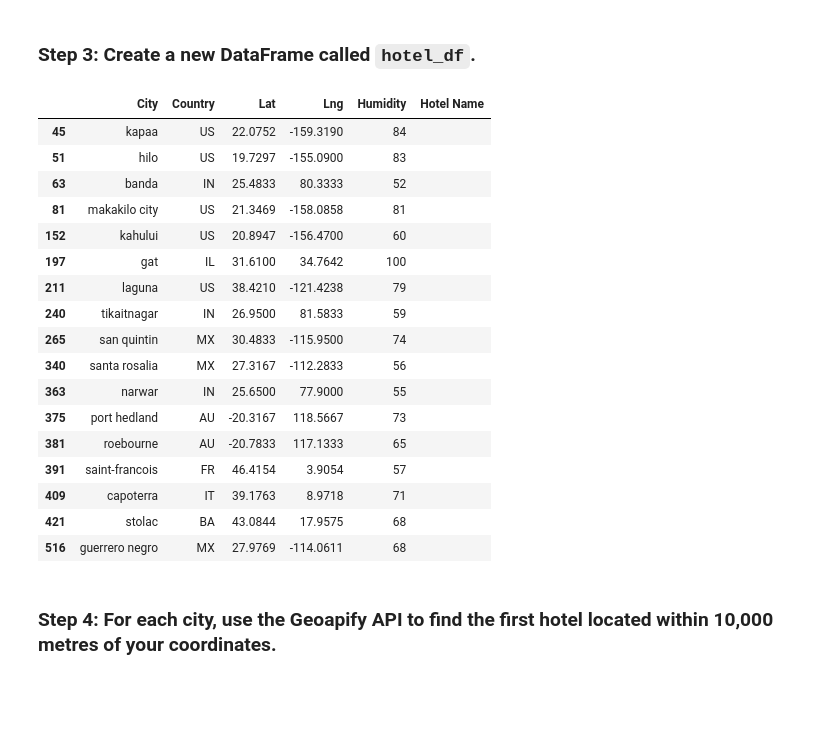
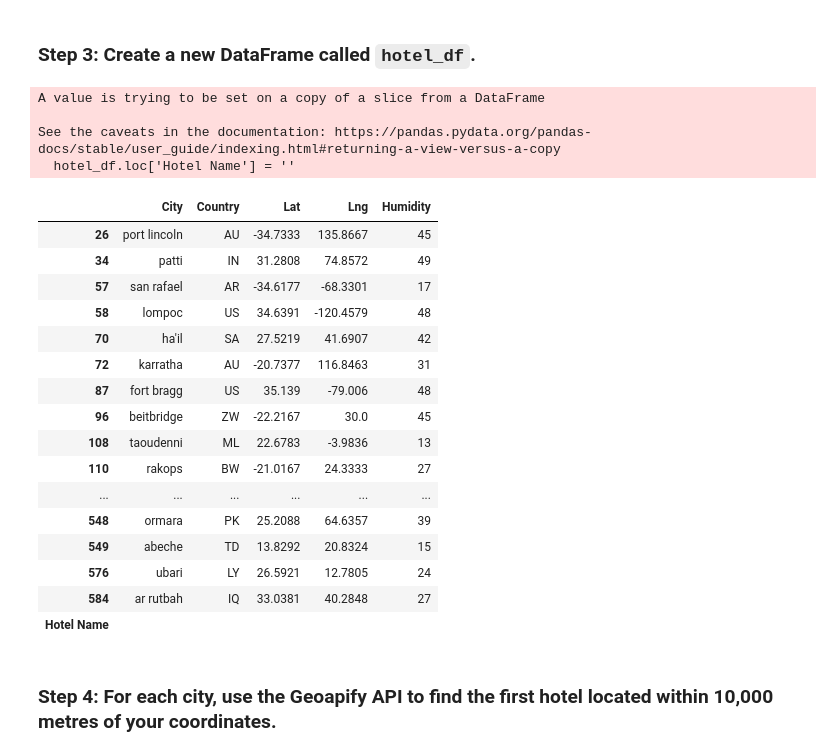
Before and after one commit to RaeAnnG/python-api-challenge, a Jupyter notebook: starter_code/VacationPyRG.ipynb, the cells around one changed output. Saved outputs shown, nothing was run; the diff lists cells and outputs as text; code cells hidden in the pictures; blank space fills up the shorter version.

```diff
--- a/starter_code/VacationPyRG.ipynb
+++ b/starter_code/VacationPyRG.ipynb
@@ -55,12 +58,13 @@ map_plot
 ### Step 2: Narrow down the `city_data_df` DataFrame to find your ideal weather condition
 # %%
 # Narrow down cities that fit criteria and drop any results with null values
-# YOUR CODE HERE
+city_ideal = city_data_df.loc[(city_data_df["Max Temp"]>=20) & (city_data_df["Max Temp"]<=30) \
+                              & (city_data_df["Humidity"]<=50) & (city_data_df["Cloudiness"]<=26)]
 
 # Drop any rows with null values
-# YOUR CODE HERE
+city_clean = city_ideal.dropna()
 
 # Display sample data
-# YOUR CODE HERE
+city_clean
 # %% [output]
 |  | City_ID | City | Lat | Lng | Max Temp | Humidity | Cloudiness | Wind Speed | Country | Date |
@@ -85,32 +88,35 @@ map_plot
 ### Step 3: Create a new DataFrame called `hotel_df`.
 # %%
 # Use the Pandas copy function to create DataFrame called hotel_df to store the city, country, coordinates, and humidity
-# YOUR CODE HERE
+hotel_df = city_clean[["City", "Country","Lat", "Lng", "Humidity" ]]
 
 # Add an empty column, "Hotel Name," to the DataFrame so you can store the hotel found using the Geoapify API
-# YOUR CODE HERE
+hotel_df.loc['Hotel Name'] = ''
 
 # Display sample data
-# YOUR CODE HERE
+hotel_df
 # %% [output]
+A value is trying to be set on a copy of a slice from a DataFrame
+
+See the caveats in the documentation: https://pandas.pydata.org/pandas-docs/stable/user_guide/indexing.html#returning-a-view-versus-a-copy
+  hotel_df.loc['Hotel Name'] = ''
-|  | City | Country | Lat | Lng | Humidity | Hotel Name |
-| 45 | kapaa | US | 22.0752 | -159.3190 | 84 |  |
-| 51 | hilo | US | 19.7297 | -155.0900 | 83 |  |
-| 63 | banda | IN | 25.4833 | 80.3333 | 52 |  |
-| 81 | makakilo city | US | 21.3469 | -158.0858 | 81 |  |
-| 152 | kahului | US | 20.8947 | -156.4700 | 60 |  |
-| 197 | gat | IL | 31.6100 | 34.7642 | 100 |  |
-| 211 | laguna | US | 38.4210 | -121.4238 | 79 |  |
-| 240 | tikaitnagar | IN | 26.9500 | 81.5833 | 59 |  |
-| 265 | san quintin | MX | 30.4833 | -115.9500 | 74 |  |
-| 340 | santa rosalia | MX | 27.3167 | -112.2833 | 56 |  |
-| 363 | narwar | IN | 25.6500 | 77.9000 | 55 |  |
-| 375 | port hedland | AU | -20.3167 | 118.5667 | 73 |  |
-| 381 | roebourne | AU | -20.7833 | 117.1333 | 65 |  |
-| 391 | saint-francois | FR | 46.4154 | 3.9054 | 57 |  |
-| 409 | capoterra | IT | 39.1763 | 8.9718 | 71 |  |
-| 421 | stolac | BA | 43.0844 | 17.9575 | 68 |  |
-| 516 | guerrero negro | MX | 27.9769 | -114.0611 | 68 |  |
+|  | City | Country | Lat | Lng | Humidity |
+| 26 | port lincoln | AU | -34.7333 | 135.8667 | 45 |
+| 34 | patti | IN | 31.2808 | 74.8572 | 49 |
+| 57 | san rafael | AR | -34.6177 | -68.3301 | 17 |
+| 58 | lompoc | US | 34.6391 | -120.4579 | 48 |
+| 70 | ha'il | SA | 27.5219 | 41.6907 | 42 |
+| 72 | karratha | AU | -20.7377 | 116.8463 | 31 |
+| 87 | fort bragg | US | 35.139 | -79.006 | 48 |
+| 96 | beitbridge | ZW | -22.2167 | 30.0 | 45 |
+| 108 | taoudenni | ML | 22.6783 | -3.9836 | 13 |
+| 110 | rakops | BW | -21.0167 | 24.3333 | 27 |
+| ... | ... | ... | ... | ... | ... |
+| 548 | ormara | PK | 25.2088 | 64.6357 | 39 |
+| 549 | abeche | TD | 13.8292 | 20.8324 | 15 |
+| 576 | ubari | LY | 26.5921 | 12.7805 | 24 |
+| 584 | ar rutbah | IQ | 33.0381 | 40.2848 | 27 |
+| Hotel Name |  |  |  |  |  |
 # %% [markdown]
 ### Step 4: For each city, use the Geoapify API to find the first hotel located within 10,000 metres of your coordinates.
 # %%
```
Also changed, not shown: parts of 2 cells of this notebook.
